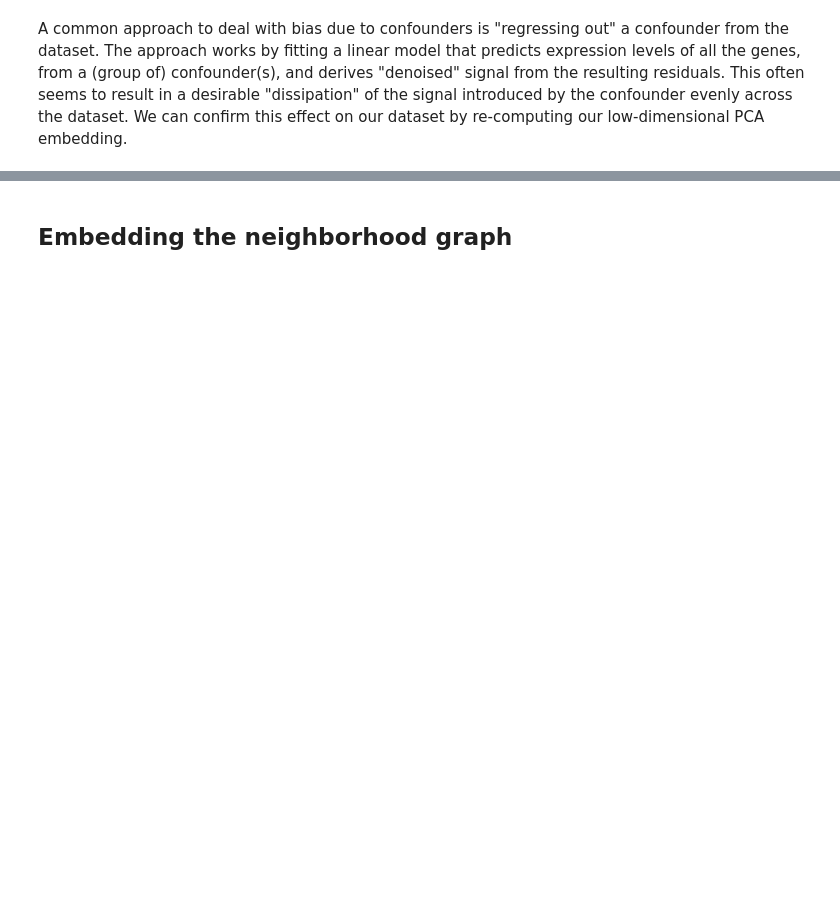
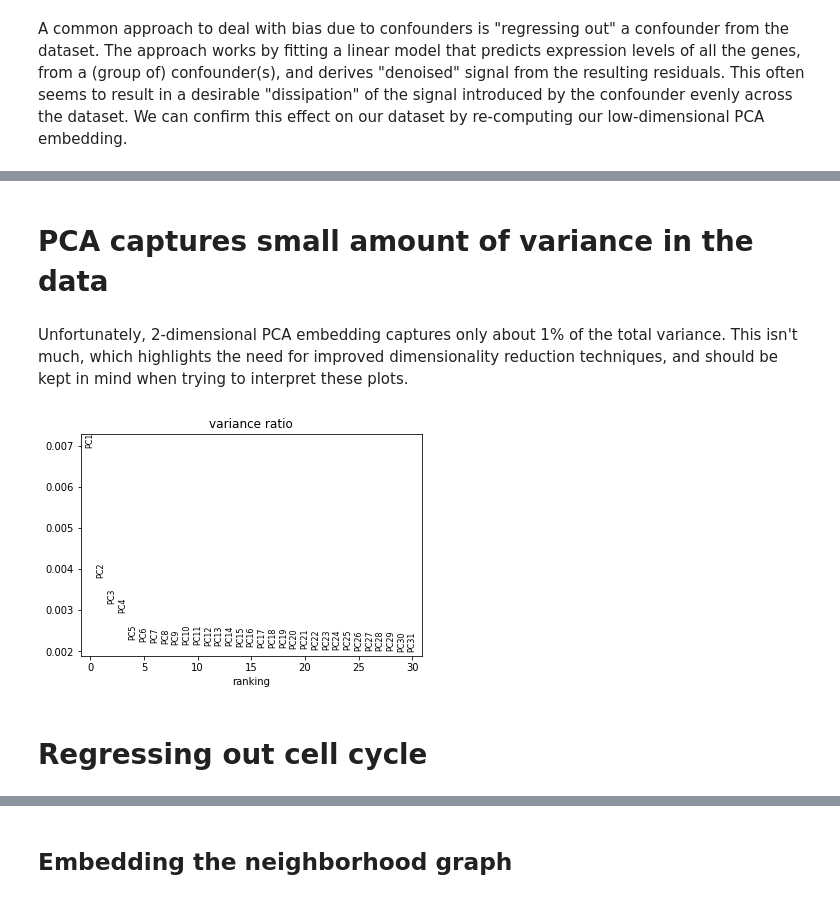
Before and after one commit to picrin/cancer_heterogeneity, a Jupyter notebook: 02_stemness_analysis.ipynb, the cells around one changed output, grey strips where cells are left out. Drawn from its saved outputs; the diff is of its cells as text; code cells hidden in the pictures; blank space fills up the shorter version.

```diff
--- a/02_stemness_analysis.ipynb
+++ b/02_stemness_analysis.ipynb
@@ -60,0 +62,10 @@ cell_cycle_path = os.path.join("data", "regev_lab_cell_cycle_genes.txt")
+# %% [markdown]
+# PCA captures small amount of variance in the data
+# %% [markdown]
+Unfortunately, 2-dimensional PCA embedding captures only about 1% of the total variance. This isn't much, which highlights the need for improved dimensionality reduction techniques, and should be kept in mind when trying to interpret these plots.
+# %%
+sc.pl.pca_variance_ratio(adata)
+# %% [output]
+[figure, added]
+# %% [markdown]
+# Regressing out cell cycle
```
Also changed, not shown: parts of 143 cells of this notebook, 3 other files.
